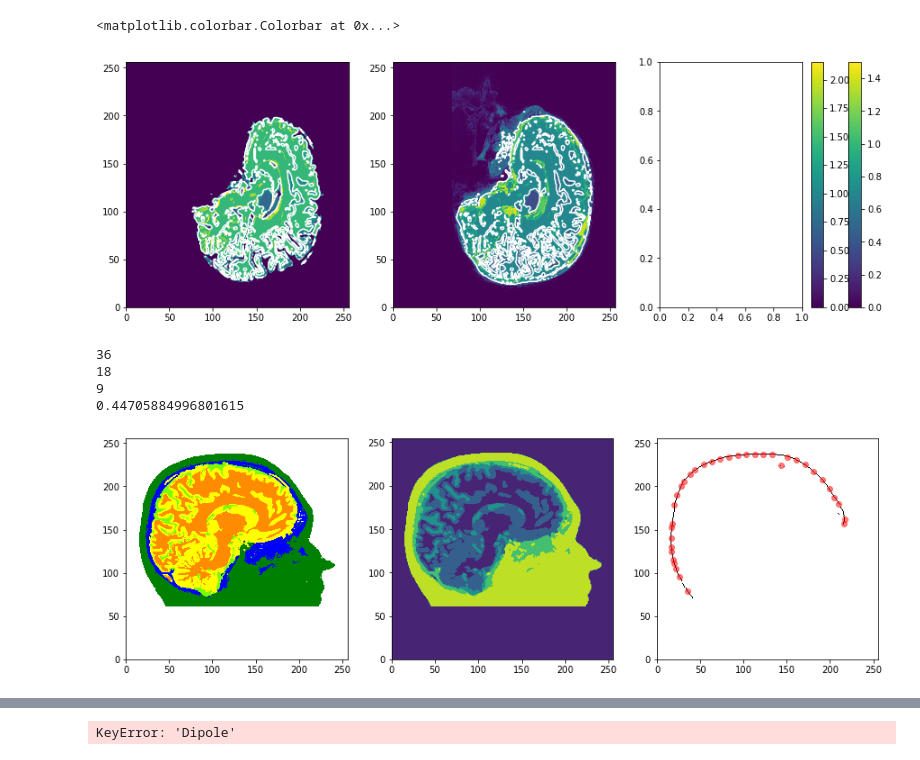
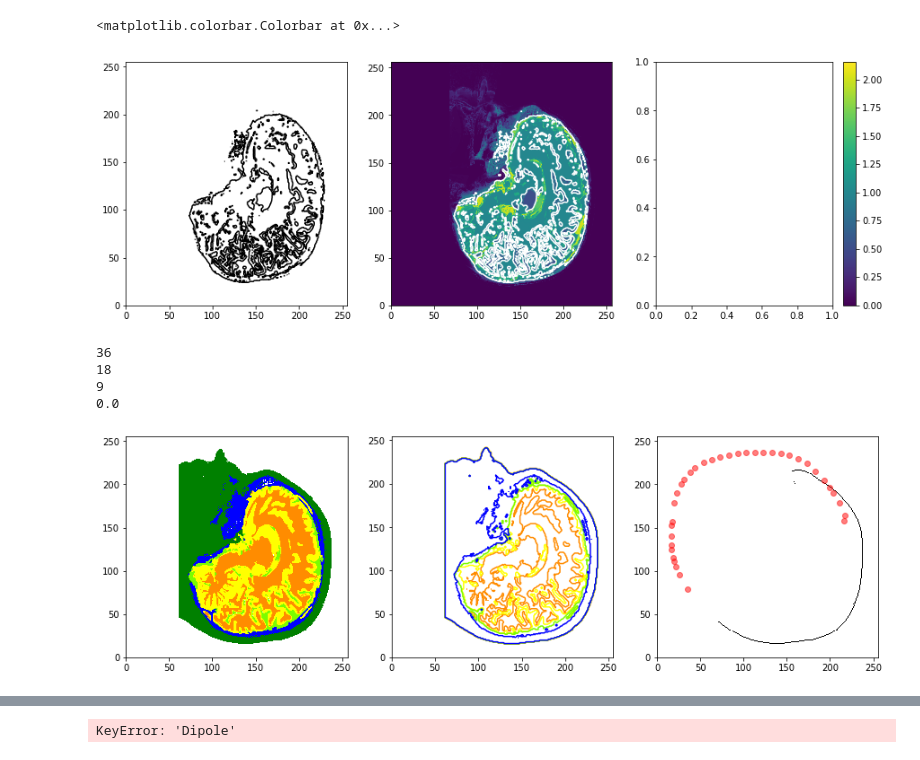
Before and after one commit to annegretW/Masterarbeit_EEG_Uncertainties, a Jupyter notebook: masterarbeit/2d/python/test.ipynb, the cells around one changed output, grey strips where cells are left out. Saved outputs shown, nothing was run; the diff lists cells and outputs as text; code cells hidden in the pictures.

```diff
--- a/masterarbeit/2d/python/test.ipynb
+++ b/masterarbeit/2d/python/test.ipynb
@@ -20,15 +20,15 @@ brain = white_prob + gray_prob
 
 fig, axis = plt.subplots(1,3, figsize=(15,5))
 
-axis[0].contour(brain, levels=[0.95], colors=['white'])
-im = axis[0].pcolor(brain)
-fig.colorbar(im)
+axis[0].contour(head, levels=[0.95], colors=['black'])
+#im = axis[0].pcolor(brain)
+#fig.colorbar(im)
 axis[1].contour(head, levels=[0.95], colors=['white'])
 im = axis[1].pcolor(head)
 fig.colorbar(im)
 # %% [output]
 <matplotlib.colorbar.Colorbar at 0x...>
-[figure, old version]
+[figure, new version]
 # %%
 from matplotlib.colors import ListedColormap, LinearSegmentedColormap
 
@@ -37,58 +37,41 @@ fig, axis = plt.subplots(1,3, figsize=(15,5))
 x = np.linspace(0, 1, 256)
 y = np.linspace(0, 1, 256)
 z = np.ndarray((256,256))
-zz = np.ndarray((256,256))
 g = np.ndarray((256,256))
 s = np.ndarray((256,256))
-z1 = np.ndarray((256,256))
 boundary = np.zeros((256,256))
-
-for i in range(256):
-    for j in range(256):
-        probs = [gray_prob[i,j],white_prob[i,j],skull_prob[i,j],csf_prob[i,j],scalp_prob[i,j]]
-        g[j,i] = gray_prob[i,j]
-        s[j,i] = scalp_prob[i,j]
-        if white_prob[i,j]>0.5:
-            z[j,i]=1
-        elif gray_prob[i,j]>0.5:
-            z[j,i]=2
-        elif csf_prob[i,j]>0.5:
-            z[j,i]=3
-        elif skull_prob[i,j]>0.5:
-            z[j,i]=4
-        elif scalp_prob[i,j]>0.5:
-            z[j,i]=5
-        else:
-            z[j,i]=0
 
 for i in range(256):
     for j in range(256):
         probs = [gray_prob[i,j],white_prob[i,j],csf_prob[i,j],skull_prob[i,j],scalp_prob[i,j]]
         if white_prob[i,j]>0.5:
-            z1[j,i]=1
+            z[i,j]=1
         elif (gray_prob[i,j] + white_prob[i,j])>0.5:
-            z1[j,i]=2
+            z[i,j]=2
         elif (csf_prob[i,j] + gray_prob[i,j] + white_prob[i,j])>0.5:
-            z1[j,i]=3
+            z[i,j]=3
         elif (skull_prob[i,j]+csf_prob[i,j] + gray_prob[i,j] + white_prob[i,j])>0.5:
-            z1[j,i]=4
+            z[i,j]=4
         elif (scalp_prob[i,j]+csf_prob[i,j]+skull_prob[i,j] + gray_prob[i,j] + white_prob[i,j])>0.5:
-            z1[j,i]=5
+            z[i,j]=5
         else:
-            z1[j,i]=0
+            z[i,j]=0
 b = []
 for i in range(255):
     for j in range(255):
-        if (z[j,i] == 5
-        and (z[j-1,i] == 0 or z[j+1,i] == 0 or z[j,i-1] == 0 or z[j,i+1] == 0)
+        if (z[i,j] == 5
+        and (z[i-1,j] == 0 or z[i+1,j] == 0 or z[i,j-1] == 0 or z[i,j+1] == 0)
         and (j>155 or (j>70 and i<45))
-        and (z[j-1,i] == 5 or z[j+1,i] == 5 or z[j,i-1] == 5 or z[j,i+1] == 5 or z[j-1,i-1] == 5 or z[j+1,i+1] == 5)):
-            boundary[j,i] = 1
+        and (z[i-1,j] == 5 or z[i+1,j] == 5 or z[i,j-1] == 5 or z[i,j+1] == 5 or z[i-1,j-1] == 5 or z[i+1,j+1] == 5)):
+            boundary[i,j] = 1
             b.append([i,j])
 
+for i in range(255):
+    for j in range(255):
+        g[i,j] = i
 cmap = ListedColormap(["white", "darkorange", "yellow", "lawngreen", "blue", "green"])
-set = axis[0].pcolor(z1, cmap=cmap)
-set = axis[1].contourf(z1, levels = [0,1,2,3,4,5])
+set = axis[0].pcolor(z, cmap=cmap)
+set = axis[1].contour(z, cmap=cmap, levels = [0,1,2,3,4,5])
 set = axis[2].pcolor(boundary, cmap='Greys')
 axis[0].set_aspect(1)
 axis[1].set_aspect(1)
@@ -100,33 +83,32 @@ electrodes_3 = []
 
 for k in range(0,len(b),10):
     electrodes_3.append(b[k])
 
 for k in range(0,len(electrodes_3),2):
     electrodes_2.append(electrodes_3[k])
 
 for k in range(0,len(electrodes_2),2):
     electrodes_1.append(electrodes_2[k])
 
 print(len(electrodes_3))
 print(len(electrodes_2))
 print(len(electrodes_1))
 
 np.savez_compressed("/home/anne/Masterarbeit/masterarbeit/2d/data/electrodes_3.npz", electrodes_3)
 np.savez_compressed("/home/anne/Masterarbeit/masterarbeit/2d/data/electrodes_2.npz", electrodes_2)
 np.savez_compressed("/home/anne/Masterarbeit/masterarbeit/2d/data/electrodes_1.npz", electrodes_1)
 
 print(g[170,150])
 #evaluations.draw_point(axis[1], [150,170], alpha=1)
 #evaluations.draw_point(axis[1], [142,152], alpha=1)
 
-
 electrodes = np.array(electrodes_3)
 axis[2].scatter(electrodes[:,0], electrodes[:,1], c='red', alpha=0.5)
 
 plt.show()
 # %% [output]
 36
 18
 9
-0.44705884996801615
+0.0
-[figure, old version]
+[figure, new version]
```
Also changed, not shown: parts of 2 cells of this notebook, 9 other files.
